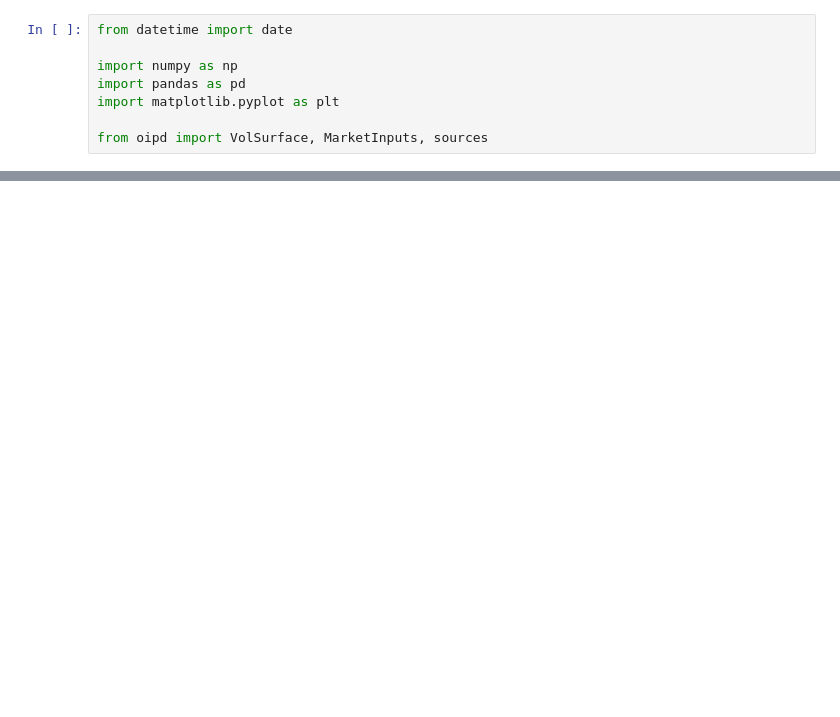
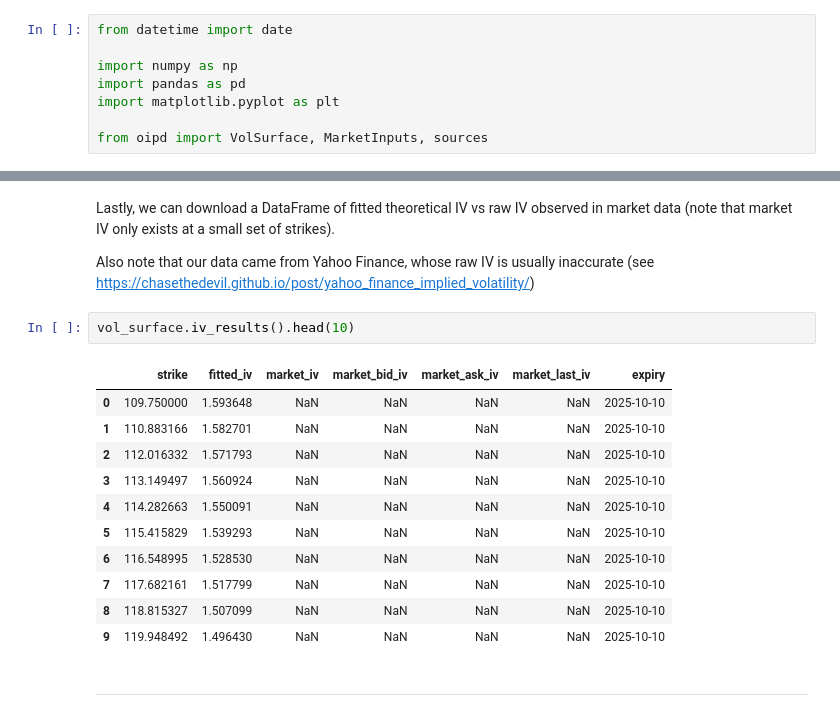
Before and after one commit to tyrneh/options-implied-probability, a Jupyter notebook: examples/quickstart_VolSurface.ipynb, the cells around one changed output, grey strips where cells are left out. Cells and saved outputs as stored; diff of their text form; blank space fills up the shorter version.

```diff
--- a/examples/quickstart_VolSurface.ipynb
+++ b/examples/quickstart_VolSurface.ipynb
@@ -92,0 +113,20 @@ plt.show()
+# %% [markdown]
+Lastly, we can download a DataFrame of fitted theoretical IV vs raw IV observed in market data (note that market IV only exists at a small set of strikes).
+
+Also note that our data came from Yahoo Finance, whose raw IV is usually inaccurate (see https://chasethedevil.github.io/post/yahoo_finance_implied_volatility/)
+# %%
+vol_surface.iv_results().head(10)
+# %% [output]
+|  | strike | fitted_iv | market_iv | market_bid_iv | market_ask_iv | market_last_iv | expiry |
+| 0 | 109.750000 | 1.593648 | NaN | NaN | NaN | NaN | 2025-10-10 |
+| 1 | 110.883166 | 1.582701 | NaN | NaN | NaN | NaN | 2025-10-10 |
+| 2 | 112.016332 | 1.571793 | NaN | NaN | NaN | NaN | 2025-10-10 |
+| 3 | 113.149497 | 1.560924 | NaN | NaN | NaN | NaN | 2025-10-10 |
+| 4 | 114.282663 | 1.550091 | NaN | NaN | NaN | NaN | 2025-10-10 |
+| 5 | 115.415829 | 1.539293 | NaN | NaN | NaN | NaN | 2025-10-10 |
+| 6 | 116.548995 | 1.528530 | NaN | NaN | NaN | NaN | 2025-10-10 |
+| 7 | 117.682161 | 1.517799 | NaN | NaN | NaN | NaN | 2025-10-10 |
+| 8 | 118.815327 | 1.507099 | NaN | NaN | NaN | NaN | 2025-10-10 |
+| 9 | 119.948492 | 1.496430 | NaN | NaN | NaN | NaN | 2025-10-10 |
+# %% [markdown]
+---
```
Also changed, not shown: parts of 43 cells of this notebook, 2 other files.
